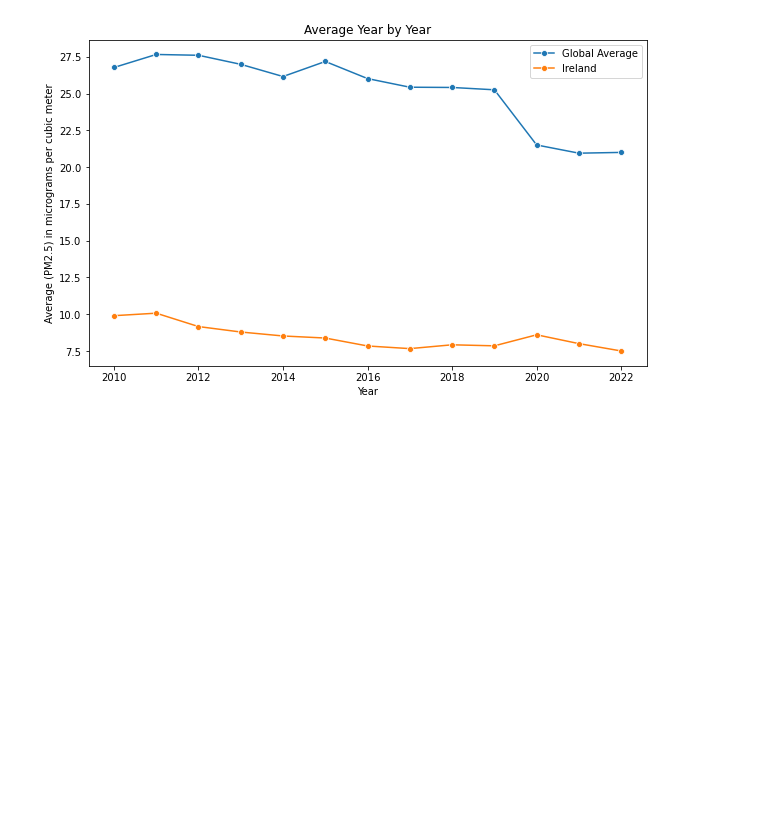
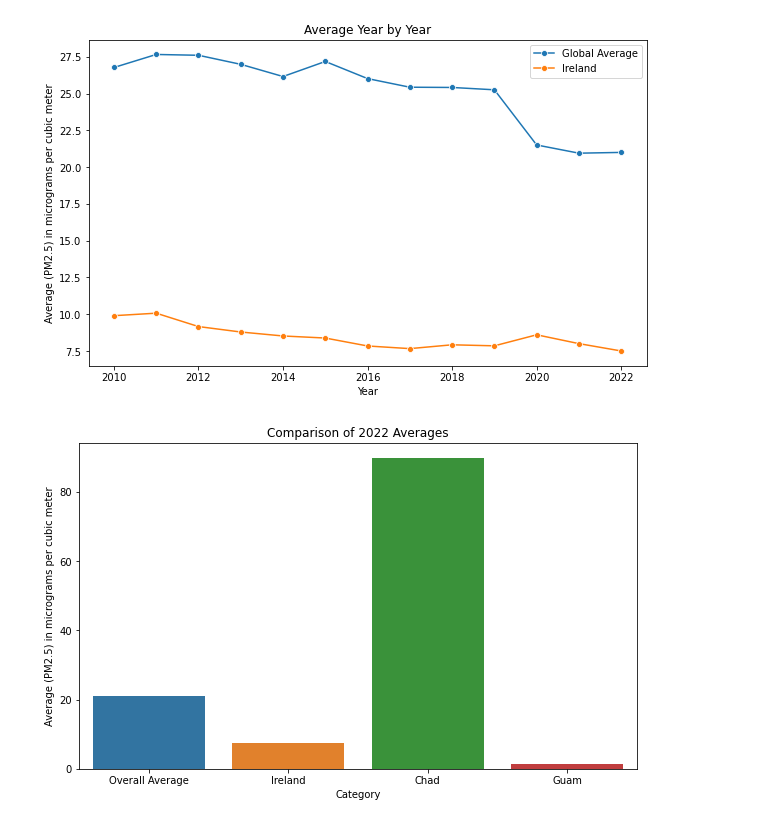
Before and after one commit to BrianRiera/CA_Database-Analytics, a Jupyter notebook: air_pollution..ipynb, the cells around one changed output. Saved outputs shown, nothing was run; the diff lists cells and outputs as text; code cells hidden in the pictures; blank space fills up the shorter version.

```diff
--- a/air_pollution..ipynb
+++ b/air_pollution..ipynb
@@ -336,3 +368,23 @@ plt.legend()
 plt.show()
 # %% [output]
 [figure]
+# %%
+# Example Graph not going to use
+overall_average_2022 = air_poll_df[2022].mean()
+
+ireland_2022 = air_poll_df.loc[air_poll_df['Country or Area'] == 'Ireland', 2022].values[0]
+
+highest_2022 = air_poll_df.loc[air_poll_df[2022].idxmax()]
+lowest_2022 = air_poll_df.loc[air_poll_df[2022].idxmin()]
+
+
+plt.figure(figsize=(10, 6))
+sns.barplot(x=['Overall Average', 'Ireland', f'{highest_2022["Country or Area"]}', f'{lowest_2022["Country or Area"]}'],
+            y=[overall_average_2022, ireland_2022, highest_2022[2022], lowest_2022[2022]])
+
+plt.xlabel('Category')
+plt.ylabel('Average (PM2.5) in micrograms per cubic meter')
+plt.title('Comparison of 2022 Averages')
+plt.show()
+# %% [output]
+[figure, added]
```
Also changed, not shown: parts of 15 cells of this notebook, 1 other file.
